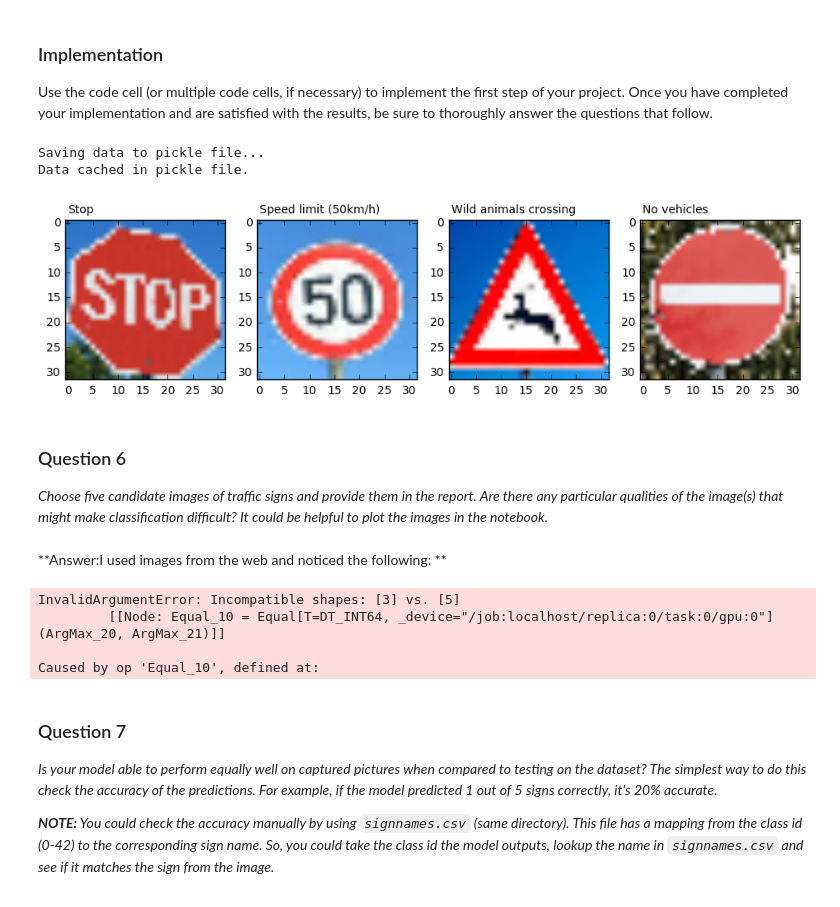
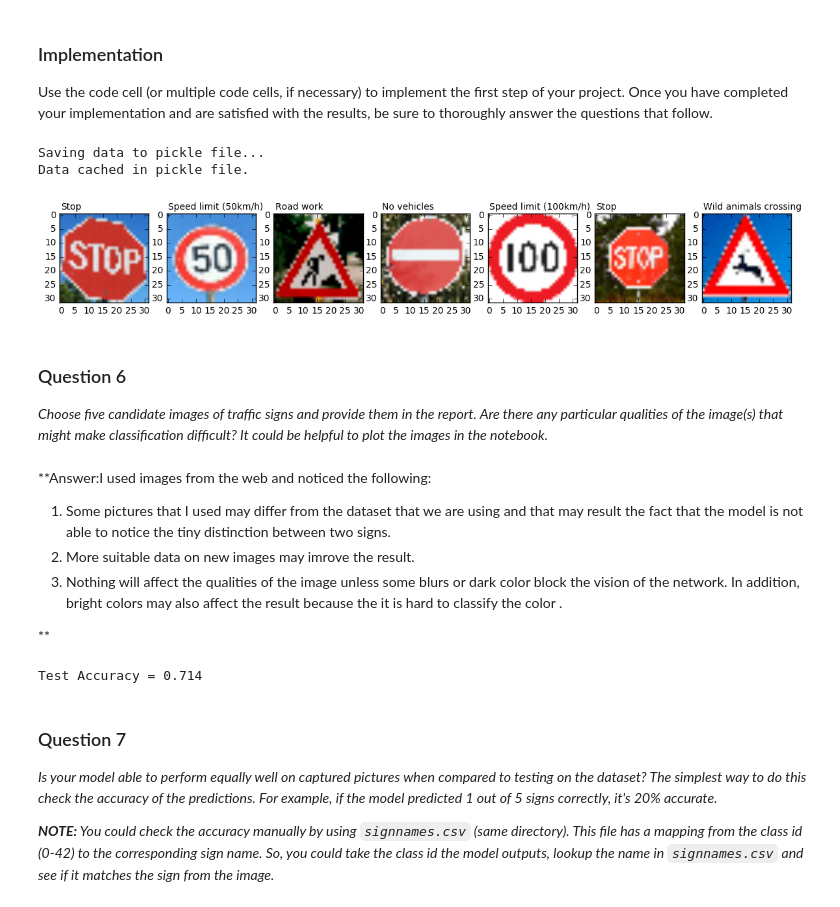
Before and after one commit to LeonYuAng3NT/Traffic_Sign_Classifier, a Jupyter notebook: Traffic_Sign_Classifier.ipynb, the cells around one changed output. Cells and saved outputs as stored; diff of their text form; code cells hidden in the pictures.

```diff
--- a/Traffic_Sign_Classifier.ipynb
+++ b/Traffic_Sign_Classifier.ipynb
@@ -87,7 +87,7 @@ import numpy as np
 import cv2
 import matplotlib.pyplot as plt
 
-def read_signs():
+def read_data():
     names = {}
     with open('signnames.csv') as csvfile:
         reader = csv.DictReader(csvfile)
@@ -95,16 +95,16 @@ def read_signs():
             names[int(row['ClassId'])] = row['SignName']
     return names
 
-def plot_image(image_data, labels):
+def plot_image(image, labels):
     plt.figure(figsize=(15,15)) # size is fixed but can be configured
     for i in range(15):
-        index = random.randint(0, len(image_data))
+        index = random.randint(0, len(image))
         plt.subplot(5,5,i+1)
         plt.subplots_adjust(left=0.15)
-        plt.imshow(image_data[index])
+        plt.imshow(image[index])
         plt.text(0, -2, signnames[labels[index]],)
 
 
-signnames = read_signs()
+signnames = read_data()
 plot_image(X_train, y_train)
 # %% [output]
@@ -181,6 +185,8 @@ _Describe how you set up the training, validation and testing data for your mode
 
 ### Train your model here.
 ### Feel free to use as many code cells as needed.
+
+## Adapt the architecture from LeNet Lab
 def LeNet(x):
     mu = 0
     sigma = 0.1
@@ -217,7 +223,7 @@ def LeNet(x):
 
     # Activation.
     fc1 = tf.nn.relu(fc1)
-    fc1 = tf.nn.dropout(fc1, keep_prob)
+    fc1 = tf.nn.dropout(fc1, drop_prob)
 
     # Layer 4: Fully Connected. Input = 120. Output = 84.
     fc2_W = tf.Variable(tf.truncated_normal(shape=(120, 84), mean=mu, stddev=sigma))
@@ -226,7 +232,7 @@ def LeNet(x):
 
     # Activation.
     fc2 = tf.nn.relu(fc2)
-    fc2 = tf.nn.dropout(fc2, keep_prob)
+    fc2 = tf.nn.dropout(fc2, drop_prob)
 
     # Layer 5: Fully Connected. Input = 43. Output = 10.
     fc3_W = tf.Variable(tf.truncated_normal(shape=(84, n_classes), mean=mu, stddev=sigma))
@@ -275,16 +281,20 @@ My final model is a convolutional neural network with two convolutional, two ful
 ### Feel free to use as many code cells as needed.
 
 ### Used Lenet lab  solution
+
 EPOCHS = 100
 BATCH_SIZE = 128
 save_path = "./final_result"
+## shuffle the training set in order to prevent overlapp
 X_train, y_train = shuffle(X_train, y_train)
 
-keep_prob = tf.placeholder(tf.float32)
+drop_prob = tf.placeholder(tf.float32)
 x = tf.placeholder(tf.float32, (None, 32, 32, 3))
 y = tf.placeholder(tf.int32, (None))
 one_hot_y = tf.one_hot(y, n_classes)
 
+
+## setup training pipline
 drop_out_prob = 0.75
 rate = 0.001
 logits = LeNet(x)
@@ -293,9 +303,11 @@ loss_operation = tf.reduce_mean(cross_entropy)
 optimizer = tf.train.AdamOptimizer(learning_rate=rate)
 training_operation = optimizer.minimize(loss_operation)
 
+## evalutation pipline
 correct_prediction = tf.equal(tf.argmax(logits, 1), tf.argmax(one_hot_y, 1))
 accuracy_operation = tf.reduce_mean(tf.cast(correct_prediction, tf.float32))
 saver = tf.train.Saver()
+
 
 
 def evaluate(X_data, y_data):
@@ -304,7 +316,7 @@ def evaluate(X_data, y_data):
     sess = tf.get_default_session()
     for offset in range(0, num_examples, BATCH_SIZE):
         batch_x, batch_y = X_data[offset:offset + BATCH_SIZE], y_data[offset:offset + BATCH_SIZE]
-        accuracy = sess.run(accuracy_operation, feed_dict={x: batch_x, y: batch_y, keep_prob: drop_out_prob })
+        accuracy = sess.run(accuracy_operation, feed_dict={x: batch_x, y: batch_y, drop_prob: drop_out_prob })
         total_accuracy += (accuracy * len(batch_x))
     return total_accuracy / num_examples
 
@@ -312,17 +324,17 @@ def evaluate(X_data, y_data):
 
 
 with tf.Session() as sess:
-    sess.run(tf.global_variables_initializer(),feed_dict={keep_prob: drop_out_prob})
+    sess.run(tf.global_variables_initializer(),feed_dict={drop_prob: drop_out_prob})
     num_examples = len(X_train)
 
     print("Training...")
     print()
     for i in range(EPOCHS):
-        X_train, y_train = shuffle(X_train, y_train)
+
         for offset in range(0, num_examples, BATCH_SIZE):
             end = offset + BATCH_SIZE
             batch_x, batch_y = X_train[offset:end], y_train[offset:end]
-            sess.run(training_operation, feed_dict={x: batch_x, y: batch_y, keep_prob: 0.75})
+            sess.run(training_operation, feed_dict={x: batch_x, y: batch_y, drop_prob: 0.75})
 
         validation_accuracy = evaluate(X_validation, y_validation)
         print("EPOCH {} ...".format(i + 1))
@@ -396,7 +408,7 @@ for path in image_file_paths:
     new_images.append(mpimg.imread('%s%s' % ('test_new/', path)))
 
 signs_img = np.zeros([len(new_images),32,32,3],dtype=np.uint8)
-signs_label = np.array([14,2,31,15,33],dtype=np.uint8)
+signs_label = np.array([14,2,25,15,7,14,31],dtype=np.uint8)
 
 
 for id,img in enumerate(new_images):
@@ -409,44 +421,49 @@ if os.path.isfile(pickle_file):
     print('Saving data to pickle file...')
     try:
         with open(pickle_file, 'wb') as pfile:
             pickle.dump({
                     'img': signs_img,
                     'name': signs_label},
                 pfile, pickle.HIGHEST_PROTOCOL)
     except Exception as e:
         print('Unable to save data to:', pickle_file, ':', e)
         raise
 print('Data cached in pickle file.')
 
 with open(pickle_file, mode='rb') as f:
     new_signs = pickle.load(f)
     f.close()
 
-def plot_new_image(images, name):
+def plot_test_images(images, name):
     plt.figure(figsize=(15,15))
     for i in range(len(images)):
-        plt.subplot(1,5,i+1)
+        plt.subplot(1,7,i+1)
         plt.subplots_adjust(left=0.15)
         plt.imshow(images[i])
         plt.text(0, -2, signnames[name[i]])
 
 
 
 new_x = new_signs['img']
 new_y = new_signs['name']
 
-plot_new_image(new_x, new_y)
+plot_test_images(new_x, new_y)
 # %% [output]
 Saving data to pickle file...
 Data cached in pickle file.
-[figure, old version]
+[figure, new version]
 # %% [markdown]
 ### Question 6
 
 _Choose five candidate images of traffic signs and provide them in the report. Are there any particular qualities of the image(s) that might make classification difficult? It could be helpful to plot the images in the notebook._
-# %% [markdown]
-**Answer:I used  images from the web and noticed the following:
-**
+# %% [markdown]
+**Answer:I used  images from the web and noticed the following:
+
+ 1. Some pictures that I used may differ from the dataset that we are using and that may result the fact that the model is not able to notice the tiny distinction between two signs.
+ 2. More suitable data on new images may imrove the result.
+ 3. Nothing will affect the qualities of the image unless some blurs or dark color block the vision of the network. In addition,  bright colors may also affect the result because the it is hard to classify the color .
+
+**
 # %%
 ### Run the predictions here.
 ### Feel free to use as many code cells as needed.
@@ -455,14 +472,11 @@ saver = tf.train.Saver()
 
 with tf.Session() as sess:
     saver.restore(sess, save_path)
-    test_new = sess.run(accuracy_operation, feed_dict={x: new_x, y: new_y, keep_prob:1})
+    test_new = sess.run(accuracy_operation, feed_dict={x: new_x, y: new_y, drop_prob:1})
 
     print("Test Accuracy = {:.3f}".format(test_new))
 # %% [output]
-InvalidArgumentError: Incompatible shapes: [3] vs. [5]
-         [[Node: Equal_10 = Equal[T=DT_INT64, _device="/job:localhost/replica:0/task:0/gpu:0"](ArgMax_20, ArgMax_21)]]
-
-Caused by op 'Equal_10', defined at:
+Test Accuracy = 0.714
 # %% [markdown]
 ### Question 7
 
```
Also changed, not shown: parts of 16 cells of this notebook, 2 other files.
